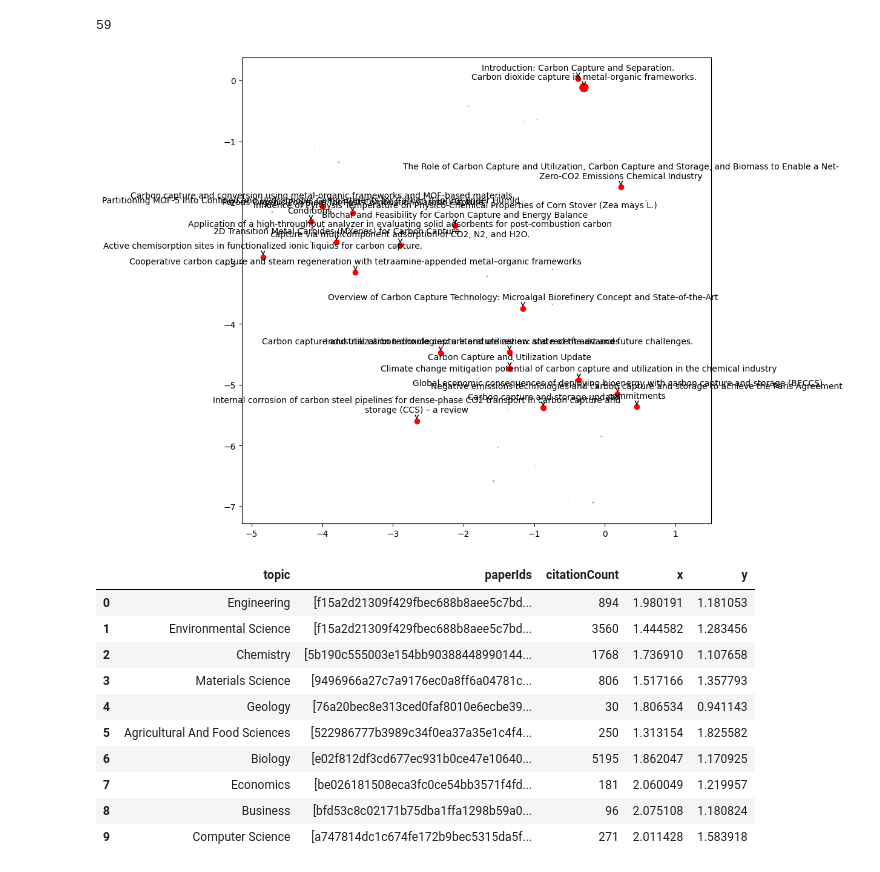
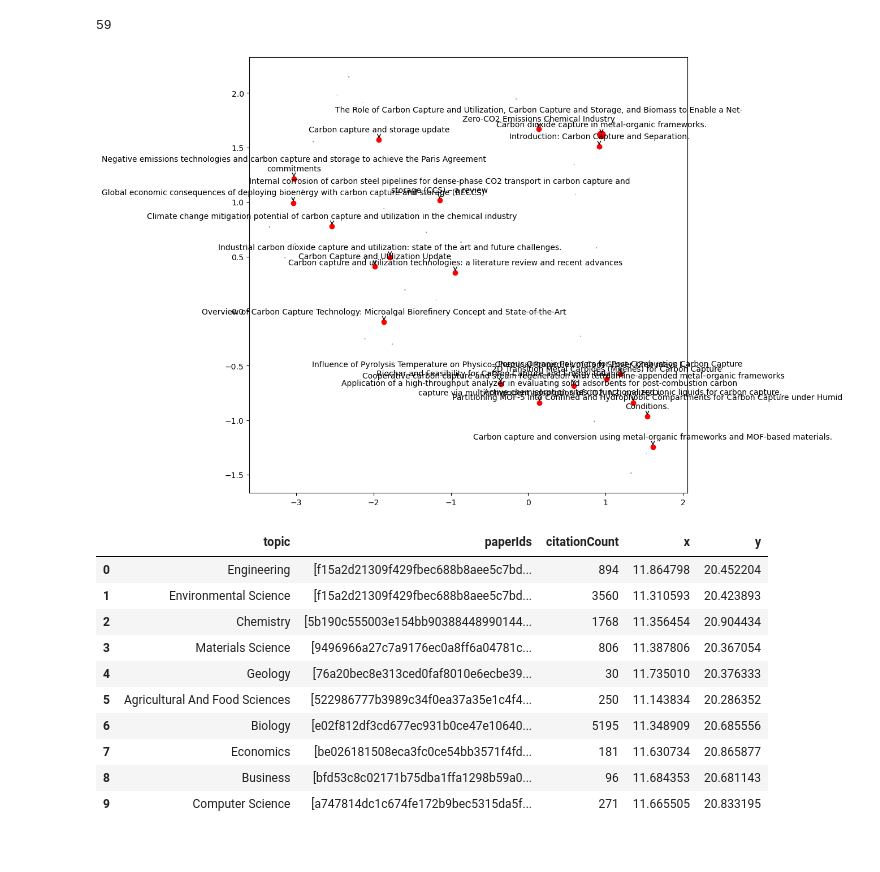
Before and after one commit to KevinH48264/autoscious-carbon-capture, a Jupyter notebook: knowledge_base/generate_viz.ipynb, the cells around one changed output. Saved outputs shown, nothing was run; the diff lists cells and outputs as text; code cells hidden in the pictures.

Commit message:
umap tree

```diff
--- a/knowledge_base/generate_viz.ipynb
+++ b/knowledge_base/generate_viz.ipynb
@@ -905,7 +898,7 @@ import pandas as pd
 import json
 
 # load the data from your JSON file
-with open(r'C:\Users\1kevi\Desktop\projects\Research\autoscious-carbon-capture\data_collection\output_100.json', 'r') as f:
+with open(r'C:\Users\91787\PycharmProjects\autoscious-carbon-capture\data_collection\output_100.json', 'r') as f:
     data = json.load(f)
 
 # convert the data into a pandas DataFrame
@@ -939,7 +932,7 @@ import pandas as pd
 import json
 
 # load the data from your JSON file
-with open(r'C:\Users\1kevi\Desktop\projects\Research\autoscious-carbon-capture\data_collection\output_50.json', 'r') as f:
+with open(r'C:\Users\91787\PycharmProjects\autoscious-carbon-capture\data_collection\output_50.json', 'r') as f:
     data = json.load(f)
 
 # convert the data into a pandas DataFrame
@@ -1063,6 +1140,8 @@ embeddings = np.vstack(df['embedding'].apply(lambda x: x['vector']))
 # %%
-tsne = TSNE(n_components=2, random_state=0)
-embeddings_2d = tsne.fit_transform(embeddings)
+import umap.umap_ as umap
+
+umap_2d = umap.UMAP(n_components=2, init='random', random_state=0)
+embeddings_2d = proj_2d = umap_2d.fit_transform(embeddings)
 # %%
 # Add the 2D t-SNE coordinates to the DataFrame and normalize citationCount for node sizes
 df['x'] = embeddings_2d[:, 0]
@@ -1430,8 +1507,8 @@ df_embeddings = df['embedding'].apply(lambda x: x['vector']).tolist()
 # Stack them together
 combined_embeddings = np.vstack([df_embeddings, all_embeddings_list])
 # %%
-tsne = TSNE(n_components=2, random_state=0)
-embeddings_2d = tsne.fit_transform(combined_embeddings)
+umap_2d = umap.UMAP(n_components=2, init='random', random_state=0)
+embeddings_2d = proj_2d = umap_2d.fit_transform(combined_embeddings)
 # %%
 len(df)
 # %% [output]
@@ -1439,31 +1516,31 @@ len(df)
 # %%
 # Add the 2D t-SNE coordinates to the papers DataFrame and normalize citationCount for node sizes
 df['x'] = embeddings_2d[:len(df), 0]
 df['y'] = embeddings_2d[:len(df), 1]
 df['citationCount_normalized'] = (df['citationCount'] - df['citationCount'].min()) / (df['citationCount'].max() - df['citationCount'].min())
 df['citationCount_normalized'] = df['citationCount_normalized'] * 100  # Scale to a suitable range for scatter plot node sizes
 
 # Sort the DataFrame based on citationCount and select the top 20
 df_top20 = df.nlargest(20, 'citationCount')
 
 # Create a scatter plot of all the points with node sizes based on normalized citationCount
 plt.figure(figsize=(10, 10))
 plt.scatter(df['x'], df['y'], s=df['citationCount_normalized'], alpha=0.5, label='All papers')
 
 # Highlight the top 20 papers in the plot with node sizes based on normalized citationCount
 plt.scatter(df_top20['x'], df_top20['y'], s=df_top20['citationCount_normalized'], color='red', label='Top 20 papers')
 
 # Prepare to add titles of the top 20 papers to the plot with text wrapping
 texts = []
 for i, row in df_top20.iterrows():
     title_wrapped = textwrap.fill(row['title'], width=100)  # Wrap text after 20 characters
     plt.scatter(row['x'], row['y'], color='red')  # This will ensure the dot is above the line
     texts.append(plt.annotate(title_wrapped, (row['x'], row['y']), textcoords="offset points", xytext=(0,10), ha='center', arrowprops=dict(arrowstyle="->")))
 
 # Exporting dataframe with T-SNE coordinates
-df.to_json('output_100_tsne.json', orient='records')
+df.to_json('output_100_umap.json', orient='records')
 # %% [output]
-[figure, old version]
+[figure, new version]
 # %%
 # Add x and y coordinates for topics
 
@@ -1473,17 +1550,17 @@ topic_df['y'] = embeddings_2d[len(df):, 1]
 # topic_df['citationCount_normalized'] = df['citationCount_normalized'] * 100  # Scale to a suitable range for scatter plot node sizes
 
 # Exporting dataframe with T-SNE coordinates
-topic_df.to_json('topic_100_tsne.json', orient='records')
+topic_df.to_json('topic_100_umap.json', orient='records')
 topic_df
 # %% [output]
 |  | topic | paperIds | citationCount | x | y |
-| 0 | Engineering | [f15a2d21309f429fbec688b8aee5c7bd... | 894 | 1.980191 | 1.181053 |
-| 1 | Environmental Science | [f15a2d21309f429fbec688b8aee5c7bd... | 3560 | 1.444582 | 1.283456 |
-| 2 | Chemistry | [5b190c555003e154bb90388448990144... | 1768 | 1.736910 | 1.107658 |
-| 3 | Materials Science | [9496966a27c7a9176ec0a8ff6a04781c... | 806 | 1.517166 | 1.357793 |
-| 4 | Geology | [76a20bec8e313ced0faf8010e6ecbe39... | 30 | 1.806534 | 0.941143 |
-| 5 | Agricultural And Food Sciences | [522986777b3989c34f0ea37a35e1c4f4... | 250 | 1.313154 | 1.825582 |
-| 6 | Biology | [e02f812df3cd677ec931b0ce47e10640... | 5195 | 1.862047 | 1.170925 |
-| 7 | Economics | [be026181508eca3fc0ce54bb3571f4fd... | 181 | 2.060049 | 1.219957 |
-| 8 | Business | [bfd53c8c02171b75dba1ffa1298b59a0... | 96 | 2.075108 | 1.180824 |
-| 9 | Computer Science | [a747814dc1c674fe172b9bec5315da5f... | 271 | 2.011428 | 1.583918 |
+| 0 | Engineering | [f15a2d21309f429fbec688b8aee5c7bd... | 894 | 11.864798 | 20.452204 |
+| 1 | Environmental Science | [f15a2d21309f429fbec688b8aee5c7bd... | 3560 | 11.310593 | 20.423893 |
+| 2 | Chemistry | [5b190c555003e154bb90388448990144... | 1768 | 11.356454 | 20.904434 |
+| 3 | Materials Science | [9496966a27c7a9176ec0a8ff6a04781c... | 806 | 11.387806 | 20.367054 |
+| 4 | Geology | [76a20bec8e313ced0faf8010e6ecbe39... | 30 | 11.735010 | 20.376333 |
+| 5 | Agricultural And Food Sciences | [522986777b3989c34f0ea37a35e1c4f4... | 250 | 11.143834 | 20.286352 |
+| 6 | Biology | [e02f812df3cd677ec931b0ce47e10640... | 5195 | 11.348909 | 20.685556 |
+| 7 | Economics | [be026181508eca3fc0ce54bb3571f4fd... | 181 | 11.630734 | 20.865877 |
+| 8 | Business | [bfd53c8c02171b75dba1ffa1298b59a0... | 96 | 11.684353 | 20.681143 |
+| 9 | Computer Science | [a747814dc1c674fe172b9bec5315da5f... | 271 | 11.665505 | 20.833195 |
```
Also changed, not shown: parts of 46 cells of this notebook, 22 other files.
